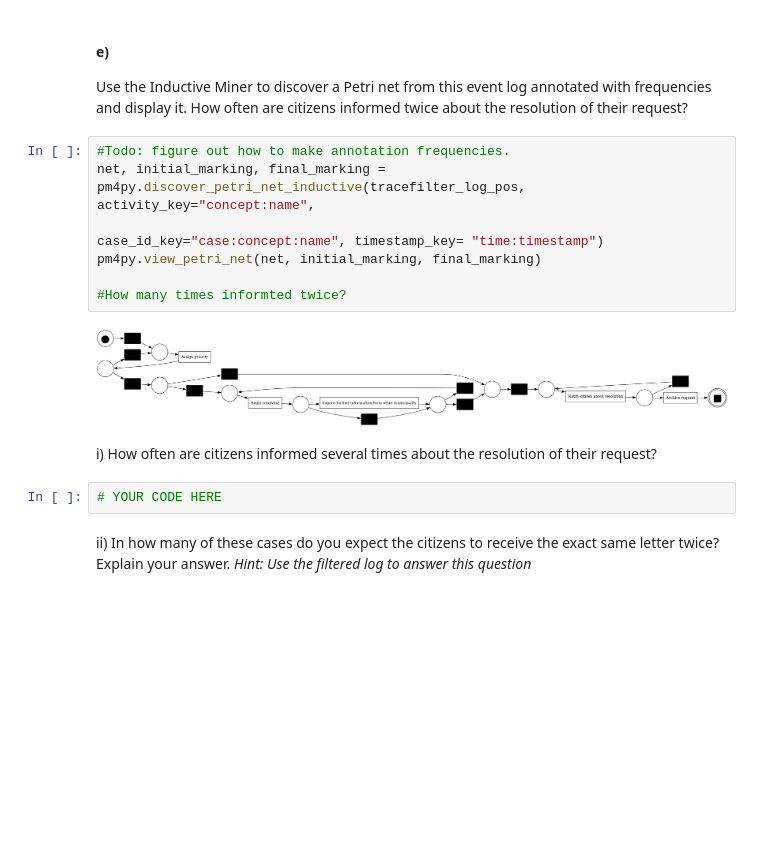
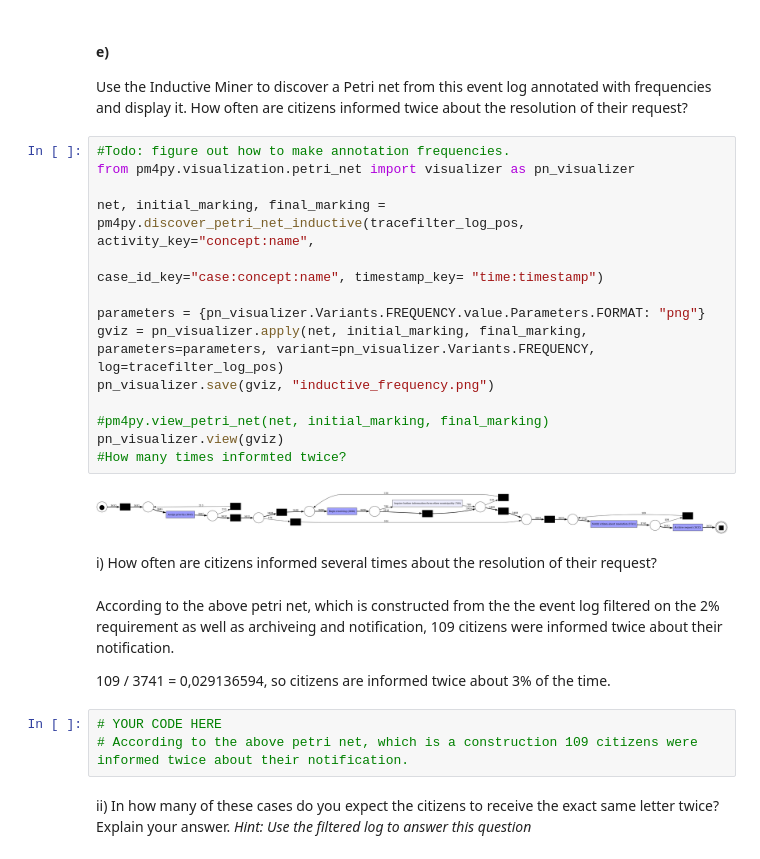
Before and after one commit to sillyduckyluck/IDS_part_2, a Jupyter notebook: Part_2/Q3_Process_Mining.ipynb, the cells around one changed output. Drawn from its saved outputs; the diff is of its cells as text; blank space fills up the shorter version.

```diff
--- a/Part_2/Q3_Process_Mining.ipynb
+++ b/Part_2/Q3_Process_Mining.ipynb
@@ -401,17 +400,29 @@ Number of Trace Variants: 6
 Use the Inductive Miner to discover a Petri net from this event log annotated with frequencies and display it. How often are citizens informed twice about the resolution of their request?
 # %%
 #Todo: figure out how to make annotation frequencies.
+from pm4py.visualization.petri_net import visualizer as pn_visualizer
+
 net, initial_marking, final_marking = pm4py.discover_petri_net_inductive(tracefilter_log_pos, activity_key="concept:name",
                                                                          case_id_key="case:concept:name", timestamp_key= "time:timestamp")
-pm4py.view_petri_net(net, initial_marking, final_marking)
 
+parameters = {pn_visualizer.Variants.FREQUENCY.value.Parameters.FORMAT: "png"}
+gviz = pn_visualizer.apply(net, initial_marking, final_marking, parameters=parameters, variant=pn_visualizer.Variants.FREQUENCY, log=tracefilter_log_pos)
+pn_visualizer.save(gviz, "inductive_frequency.png")
+
+#pm4py.view_petri_net(net, initial_marking, final_marking)
+pn_visualizer.view(gviz)
 #How many times informted twice?
 # %% [output]
-[figure, old version]
+[figure, new version]
 # %% [markdown]
 i) How often are citizens informed several times about the resolution of their request?
+# %% [markdown]
+According to the above petri net, which is constructed from the the event log filtered on the 2% requirement as well as archiveing and notification, 109 citizens were informed twice about their notification.
+
+109 / 3741 = 0,029136594, so citizens are informed twice about 3% of the time.
 # %%
 # YOUR CODE HERE
+# According to the above petri net, which is a construction 109 citizens were informed twice about their notification.
 # %% [markdown]
 ii) In how many of these cases do you expect the citizens to receive the exact same letter twice? Explain your answer.
 *Hint: Use the filtered log to answer this question*
```
Also changed, not shown: parts of 2 cells of this notebook, 3 other files.
